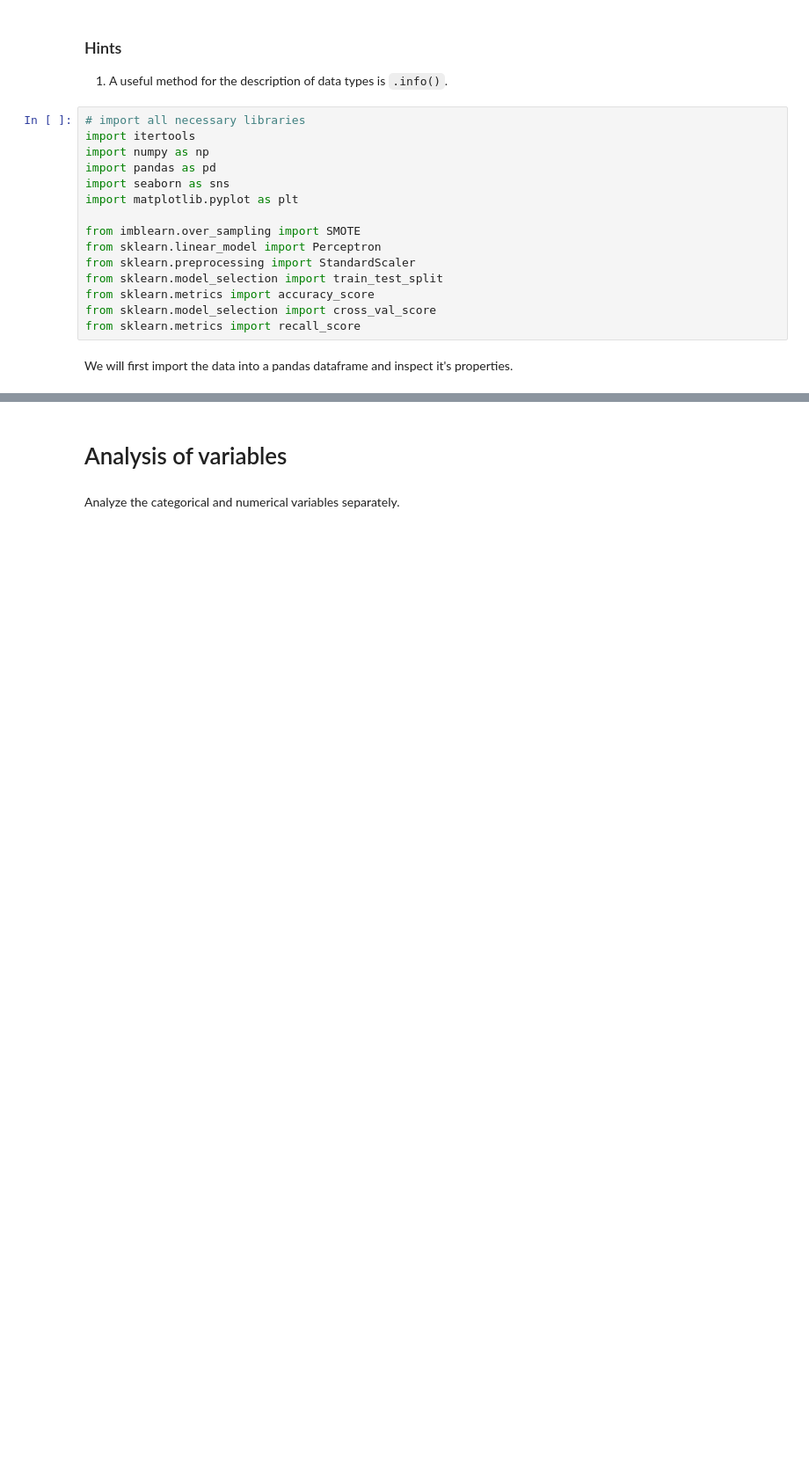
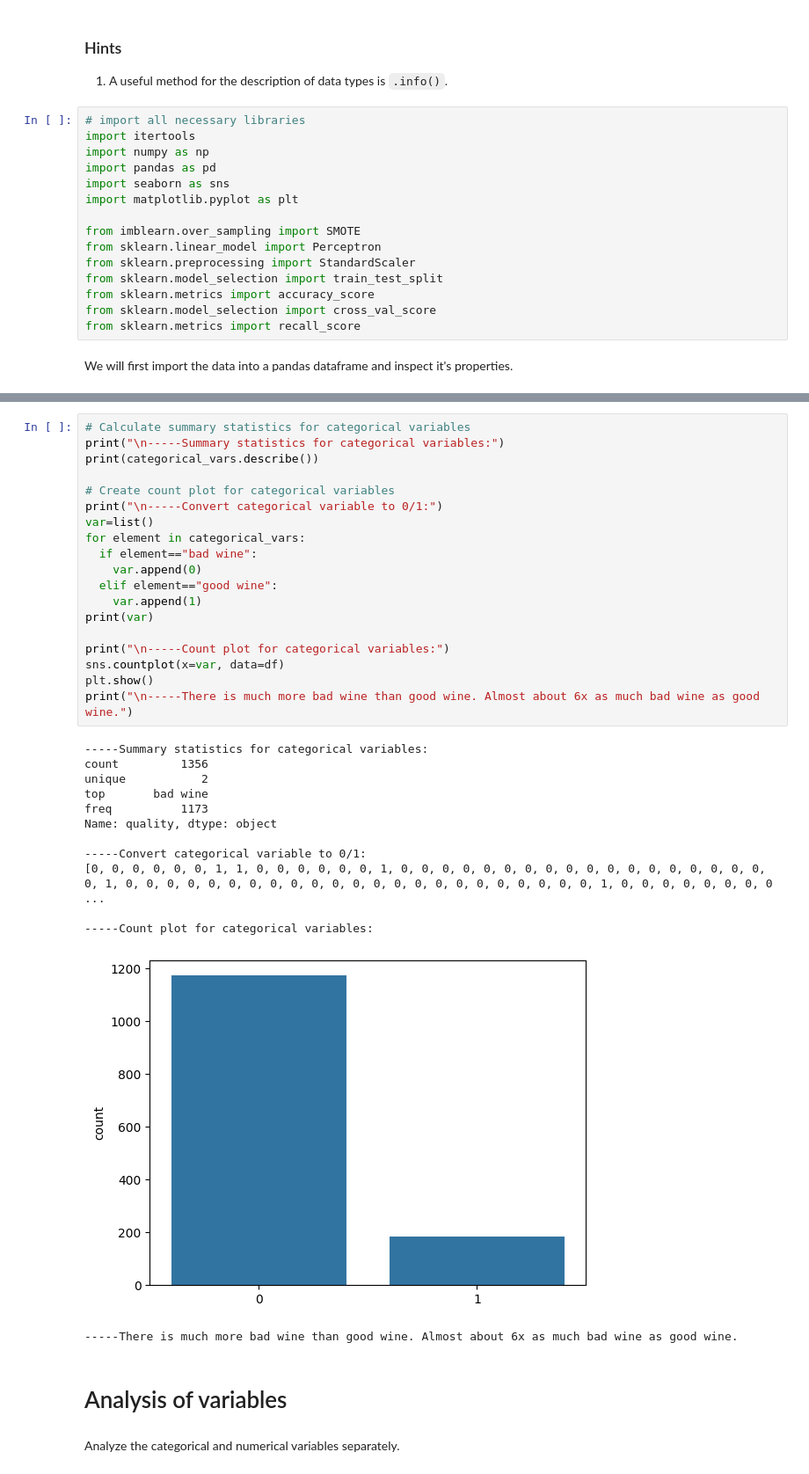
Before and after one commit to Evadacunha/Competition_ELLS2024, a Jupyter notebook: ELLS_quiz_2_assignment.ipynb, the cells around one changed output, grey strips where cells are left out. Shown at 88% size. Saved outputs shown, nothing was run; the diff lists cells and outputs as text; blank space fills up the shorter version.

```diff
--- a/ELLS_quiz_2_assignment.ipynb
+++ b/ELLS_quiz_2_assignment.ipynb
@@ -129,3 +124,36 @@ Data columns (total 6 columns):
+# %%
+# Calculate summary statistics for categorical variables
+print("\n-----Summary statistics for categorical variables:")
+print(categorical_vars.describe())
+
+# Create count plot for categorical variables
+print("\n-----Convert categorical variable to 0/1:")
+var=list()
+for element in categorical_vars:
+  if element=="bad wine":
+    var.append(0)
+  elif element=="good wine":
+    var.append(1)
+print(var)
+
+print("\n-----Count plot for categorical variables:")
+sns.countplot(x=var, data=df)
+plt.show()
+print("\n-----There is much more bad wine than good wine. Almost about 6x as much bad wine as good wine.")
+# %% [output]
+-----Summary statistics for categorical variables:
+count         1356
+unique           2
+top       bad wine
+freq          1173
+Name: quality, dtype: object
+
+-----Convert categorical variable to 0/1:
+[0, 0, 0, 0, 0, 0, 1, 1, 0, 0, 0, 0, 0, 0, 1, 0, 0, 0, 0, 0, 0, 0, 0, 0, 0, 0, 0, 0, 0, 0, 0, 0, 0, 0, 1, 0, 0, 0, 0, 0, 0, 0, 0, 0, 0, 0, 0, 0, 0, 0, 0, 0, 0, 0, 0, 0, 0, 0, 1, 0, 0, 0, 0, 0, 0, 0, 0 ...
+
+-----Count plot for categorical variables:
+[figure, added]
+-----There is much more bad wine than good wine. Almost about 6x as much bad wine as good wine.
 # %% [markdown]
 # Analysis of variables
 # %% [markdown]
```
Also changed, not shown: parts of 18 cells of this notebook.
